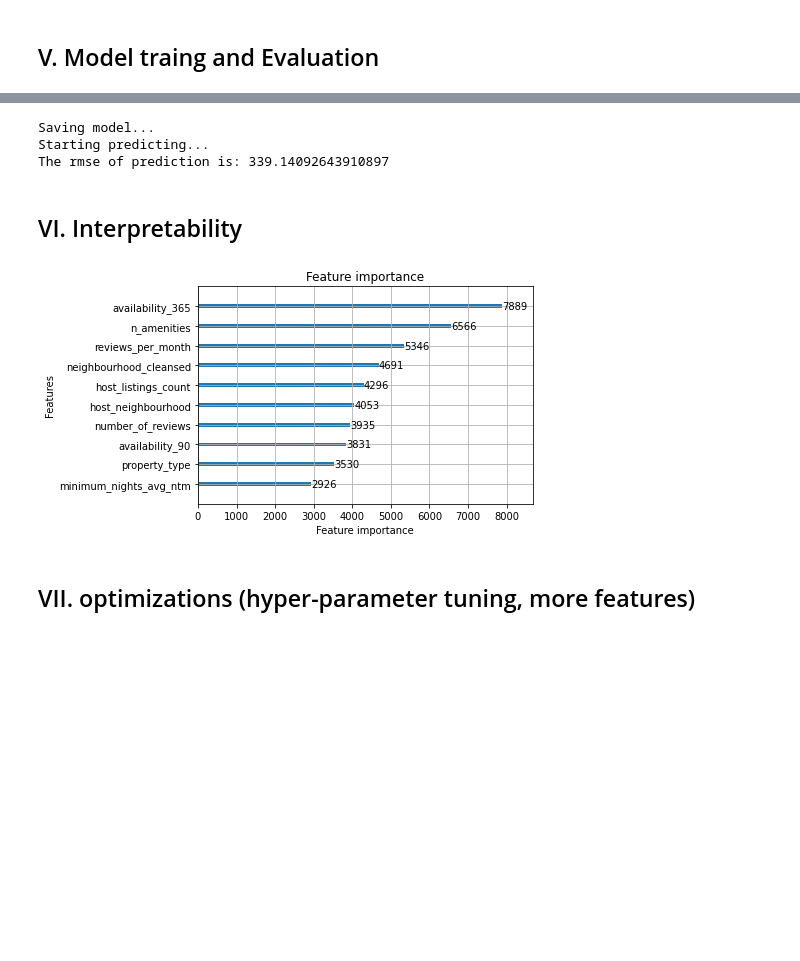
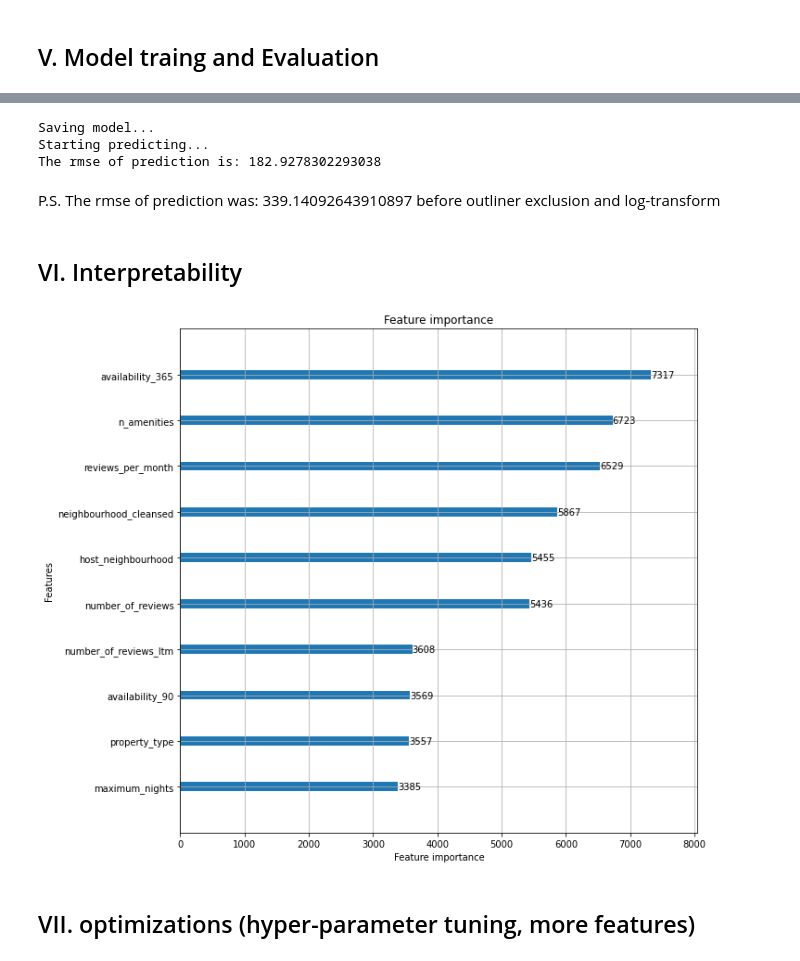
Before and after one commit to italu1013/insideairbnb_rental_price_prediction, a Jupyter notebook: EDA.ipynb, the cells around one changed output, grey strips where cells are left out. Cells and saved outputs as stored; diff of their text form; code cells hidden in the pictures; blank space fills up the shorter version.

```diff
--- a/EDA.ipynb
+++ b/EDA.ipynb
@@ -135,0 +200,5 @@ for col in varibles_na_cnt[varibles_na_cnt > 0].index:
+# %%
+idx_reasonable_price = (Y > 0) & (Y < 6000)
+Y = Y[idx_reasonable_price]
+df_all = df_all[idx_reasonable_price]
+Y = np.log1p(Y)
@@ -137,7 +226,7 @@ for col in varibles_na_cnt[varibles_na_cnt > 0].index:
 ## IV. Split training and testing datasets
 # %%
 X = df_all.drop(["id"],axis=1)
-X_train, X_test, y_train, y_test = train_test_split(X, Y, test_size=0.33, random_state=9527)
+X_train, X_test, y_train_log, y_test_log = train_test_split(X, Y, test_size=0.33, random_state=9527)
 # %%
 X_train.head()
 # %% [output]
@@ -151,8 +240,8 @@ X_train.head()
 ## V. Model traing and Evaluation
 # %%
 # create dataset for lightgbm
-lgb_train = lgb.Dataset(X_train, y_train)
-lgb_eval = lgb.Dataset(X_test, y_test, reference=lgb_train)
+lgb_train = lgb.Dataset(X_train, y_train_log)
+lgb_eval = lgb.Dataset(X_test, y_test_log, reference=lgb_train)
 
 # specify your configurations as a dict
 params = {
@@ -178,20 +267,24 @@ Starting training...
 You can set `force_col_wise=true` to remove the overhead.
 # %%
+
 print('Saving model...')
 gbm.save_model('model.txt')
 print('Starting predicting...')
-y_pred = gbm.predict(X_test, num_iteration=gbm.best_iteration)
+y_pred = np.expm1(gbm.predict(X_test))
+y_test = np.expm1(y_test_log)
 print('The rmse of prediction is:', mean_squared_error(y_test, y_pred) ** 0.5)
 # %% [output]
 Saving model...
 Starting predicting...
-The rmse of prediction is: 339.14092643910897
+The rmse of prediction is: 182.9278302293038
+# %% [markdown]
+P.S. The rmse of prediction was: 339.14092643910897 before outliner exclusion and log-transform
 # %% [markdown]
 ## VI. Interpretability
 # %%
-ax = lgb.plot_importance(gbm, max_num_features = 10)
+ax = lgb.plot_importance(gbm, max_num_features = 10, figsize=(10, 10))
 # %% [output]
-[figure, old version]
+[figure, new version]
 # %% [markdown]
 ## VII. optimizations (hyper-parameter tuning, more features)
 # %%
```
Also changed, not shown: parts of 28 cells of this notebook, 2 other files.
